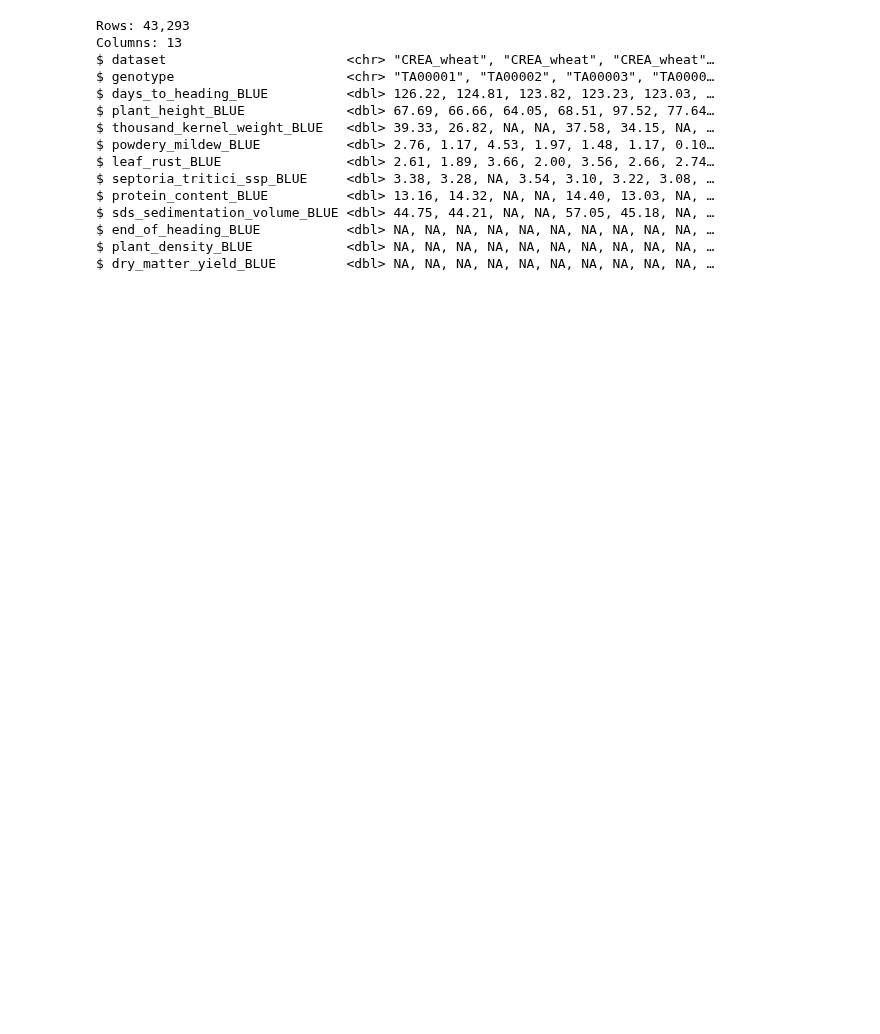
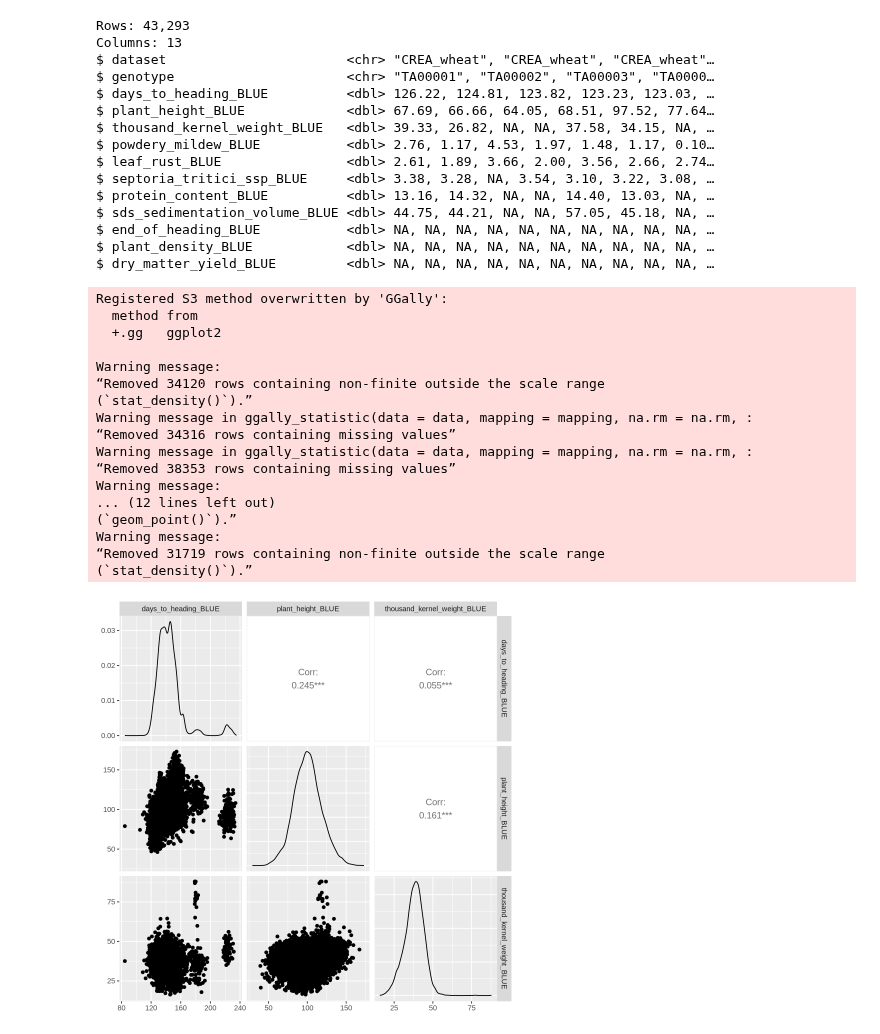
Before and after one commit to AGENTproject/historic_pheno_data_analysis, a Jupyter notebook: figures_and_tables.ipynb, the cells around one changed output. Drawn from its saved outputs; the diff is of its cells as text; code cells hidden in the pictures; blank space fills up the shorter version.

Commit message:
more plots

```diff
--- a/figures_and_tables.ipynb
+++ b/figures_and_tables.ipynb
@@ -121,11 +151,11 @@ A tibble: 40 × 6
 # %%
-BLUE_values <- list.files(recursive=TRUE, pattern="(wheat|spelt)_BLUE_values.csv$") |>
+BLUE_values <- list.files(recursive=TRUE, pattern="(wheat|spelt)_BLUE_values\\.csv$") |>
                 set_names(basename) |>
                 map(read_csv, show_col_types=FALSE) |>
                 map(mutate, genotype = as.character(genotype)) |>
                 list_rbind(names_to = "dataset") |>
                 mutate(dataset = gsub("_BLUE_values.csv", "", dataset))
-BLUE_values |> glimpse()
+glimpse(BLUE_values)
 # %% [output]
 Rows: 43,293
 Columns: 13
@@ -142,3 +172,24 @@ $ sds_sedimentation_volume_BLUE <dbl> 44.75, 44.21, NA, NA, 57.05, 45.18, NA,
 $ end_of_heading_BLUE           <dbl> NA, NA, NA, NA, NA, NA, NA, NA, NA, NA, …
 $ plant_density_BLUE            <dbl> NA, NA, NA, NA, NA, NA, NA, NA, NA, NA, …
 $ dry_matter_yield_BLUE         <dbl> NA, NA, NA, NA, NA, NA, NA, NA, NA, NA, …
+# %%
+BLUE_values |> GGally::ggpairs(columns=c("days_to_heading_BLUE", "plant_height_BLUE", "thousand_kernel_weight_BLUE"))
+# %% [output]
+Registered S3 method overwritten by 'GGally':
+  method from
+  +.gg   ggplot2
+
+Warning message:
+“Removed 34120 rows containing non-finite outside the scale range
+(`stat_density()`).”
+Warning message in ggally_statistic(data = data, mapping = mapping, na.rm = na.rm, :
+“Removed 34316 rows containing missing values”
+Warning message in ggally_statistic(data = data, mapping = mapping, na.rm = na.rm, :
+“Removed 38353 rows containing missing values”
+Warning message:
+... (12 lines left out)
+(`geom_point()`).”
+Warning message:
+“Removed 31719 rows containing non-finite outside the scale range
+(`stat_density()`).”
+[figure, added]
```
Also changed, not shown: parts of 15 cells of this notebook.
